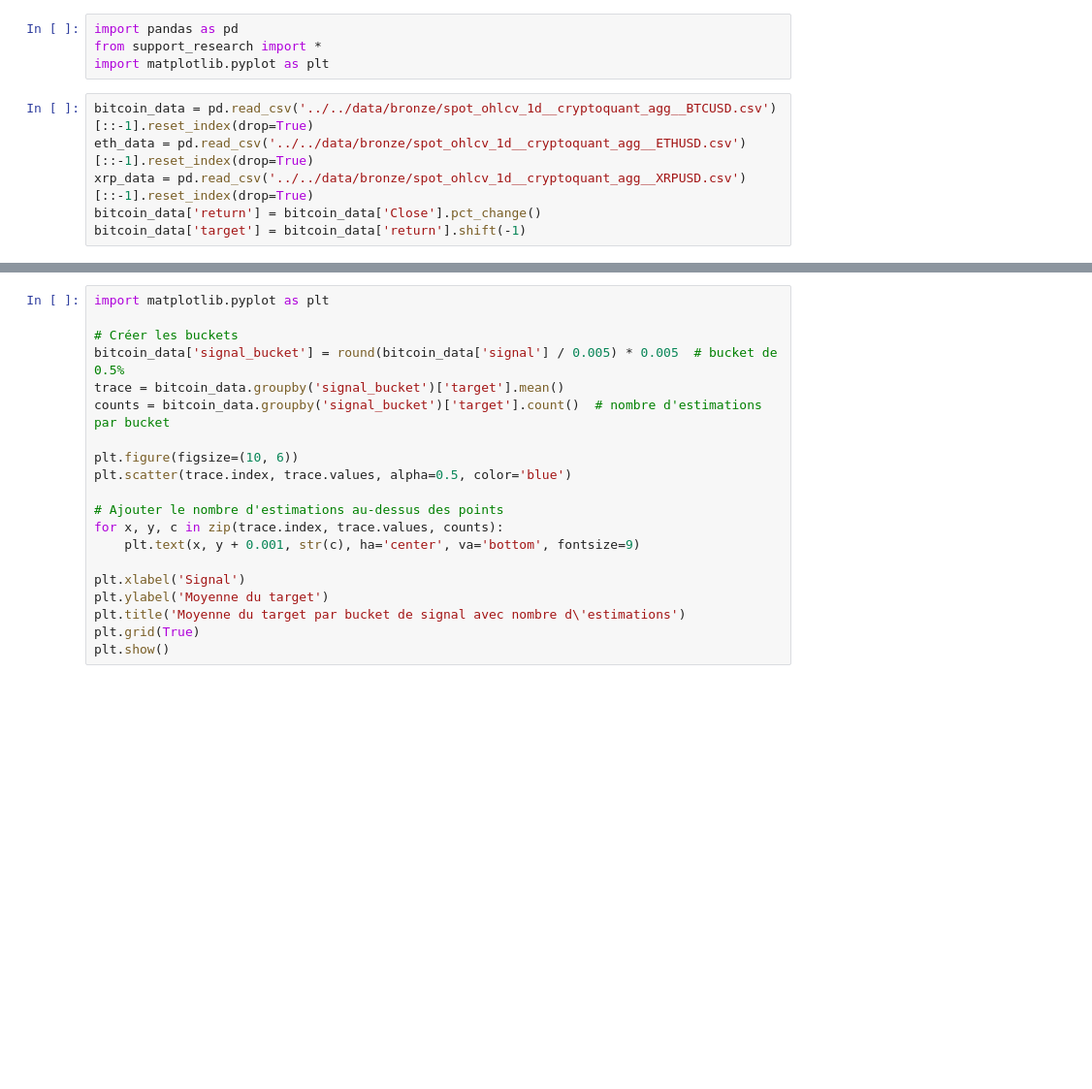
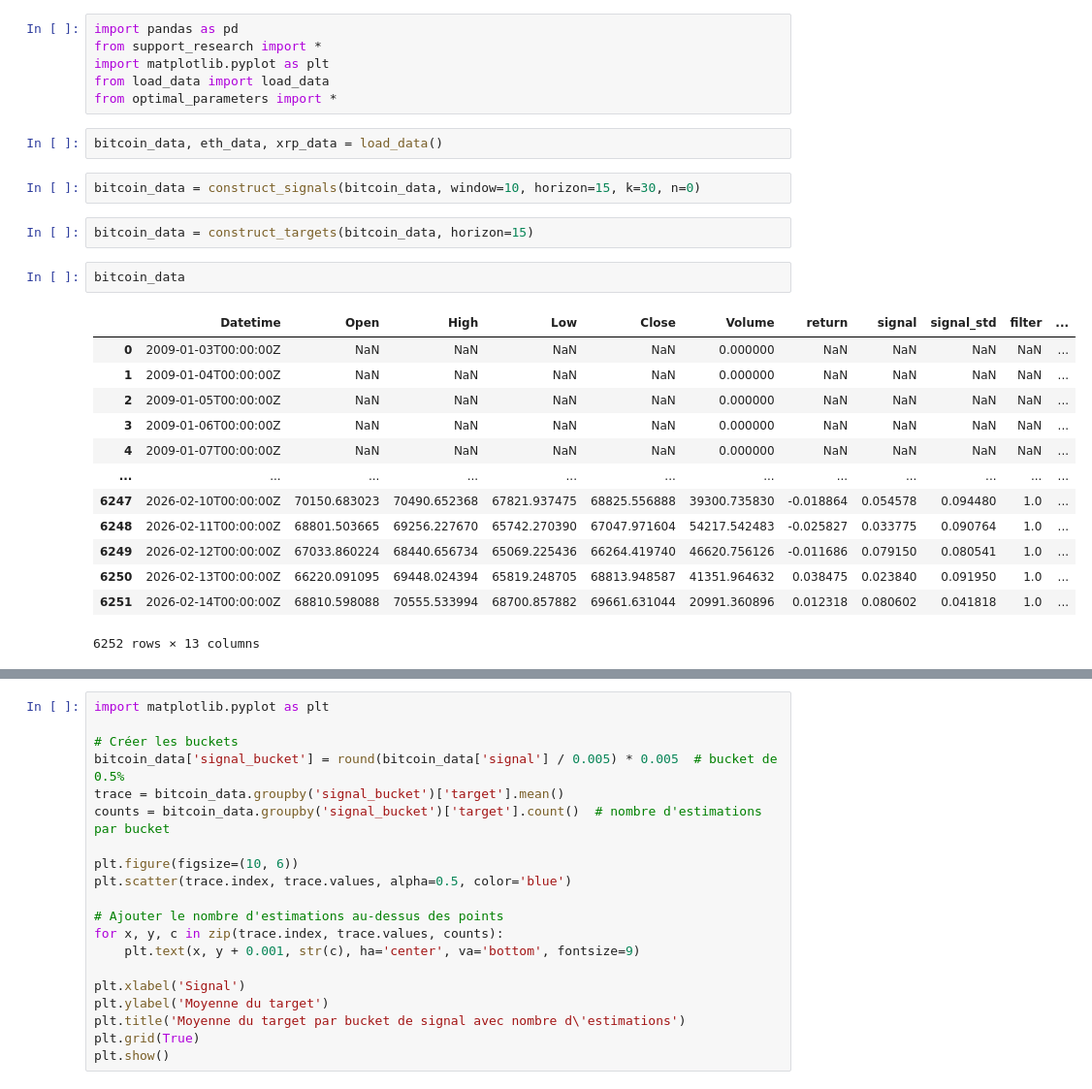
Before and after one commit to EliottAppo/Tyche, a Jupyter notebook: research/notebooks/test_justin.ipynb, the cells around one changed output, grey strips where cells are left out. Shown at 97% size. Cells and saved outputs as stored; diff of their text form; blank space fills up the shorter version.

```diff
--- a/research/notebooks/test_justin.ipynb
+++ b/research/notebooks/test_justin.ipynb
@@ -2,9 +2,27 @@
 import pandas as pd
 from support_research import *
 import matplotlib.pyplot as plt
+from load_data import load_data
+from optimal_parameters import *
 # %%
-bitcoin_data = pd.read_csv('../../data/bronze/spot_ohlcv_1d__cryptoquant_agg__BTCUSD.csv')[::-1].reset_index(drop=True)
-eth_data = pd.read_csv('../../data/bronze/spot_ohlcv_1d__cryptoquant_agg__ETHUSD.csv')[::-1].reset_index(drop=True)
-xrp_data = pd.read_csv('../../data/bronze/spot_ohlcv_1d__cryptoquant_agg__XRPUSD.csv')[::-1].reset_index(drop=True)
-bitcoin_data['return'] = bitcoin_data['Close'].pct_change()
-bitcoin_data['target'] = bitcoin_data['return'].shift(-1)
+bitcoin_data, eth_data, xrp_data = load_data()
+# %%
+bitcoin_data = construct_signals(bitcoin_data, window=10, horizon=15, k=30, n=0)
+# %%
+bitcoin_data = construct_targets(bitcoin_data, horizon=15)
+# %%
+bitcoin_data
+# %% [output]
+|  | Datetime | Open | High | Low | Close | Volume | return | signal | signal_std | filter | ... |
+| 0 | 2009-01-03T00:00:00Z | NaN | NaN | NaN | NaN | 0.000000 | NaN | NaN | NaN | NaN | ... |
+| 1 | 2009-01-04T00:00:00Z | NaN | NaN | NaN | NaN | 0.000000 | NaN | NaN | NaN | NaN | ... |
+| 2 | 2009-01-05T00:00:00Z | NaN | NaN | NaN | NaN | 0.000000 | NaN | NaN | NaN | NaN | ... |
+| 3 | 2009-01-06T00:00:00Z | NaN | NaN | NaN | NaN | 0.000000 | NaN | NaN | NaN | NaN | ... |
+| 4 | 2009-01-07T00:00:00Z | NaN | NaN | NaN | NaN | 0.000000 | NaN | NaN | NaN | NaN | ... |
+| ... | ... | ... | ... | ... | ... | ... | ... | ... | ... | ... | ... |
+| 6247 | 2026-02-10T00:00:00Z | 70150.683023 | 70490.652368 | 67821.937475 | 68825.556888 | 39300.735830 | -0.018864 | 0.054578 | 0.094480 | 1.0 | ... |
+| 6248 | 2026-02-11T00:00:00Z | 68801.503665 | 69256.227670 | 65742.270390 | 67047.971604 | 54217.542483 | -0.025827 | 0.033775 | 0.090764 | 1.0 | ... |
+| 6249 | 2026-02-12T00:00:00Z | 67033.860224 | 68440.656734 | 65069.225436 | 66264.419740 | 46620.756126 | -0.011686 | 0.079150 | 0.080541 | 1.0 | ... |
+| 6250 | 2026-02-13T00:00:00Z | 66220.091095 | 69448.024394 | 65819.248705 | 68813.948587 | 41351.964632 | 0.038475 | 0.023840 | 0.091950 | 1.0 | ... |
+| 6251 | 2026-02-14T00:00:00Z | 68810.598088 | 70555.533994 | 68700.857882 | 69661.631044 | 20991.360896 | 0.012318 | 0.080602 | 0.041818 | 1.0 | ... |
+6252 rows × 13 columns
```
Also changed, not shown: parts of 7 cells of this notebook, 3 other files.
